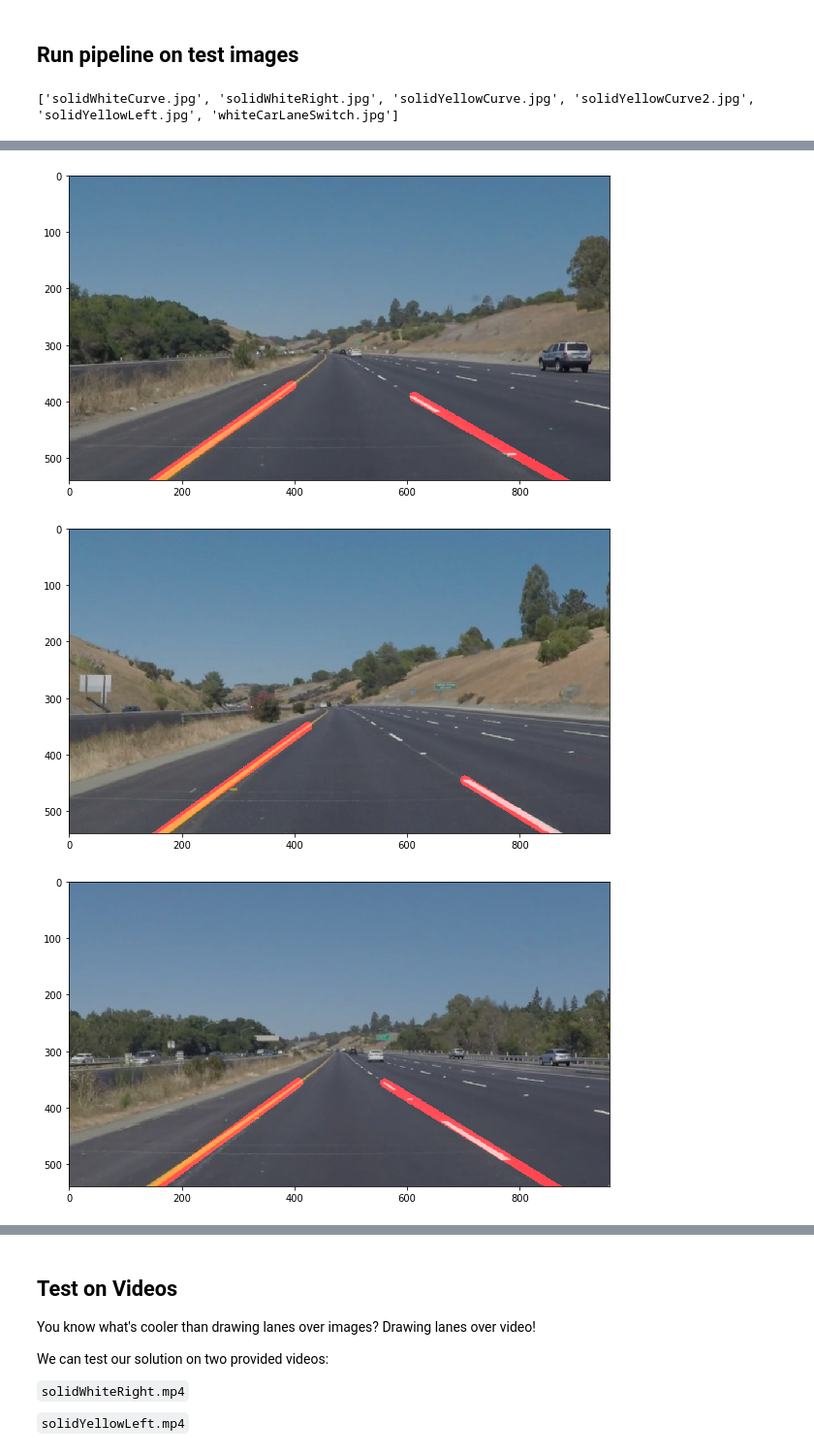
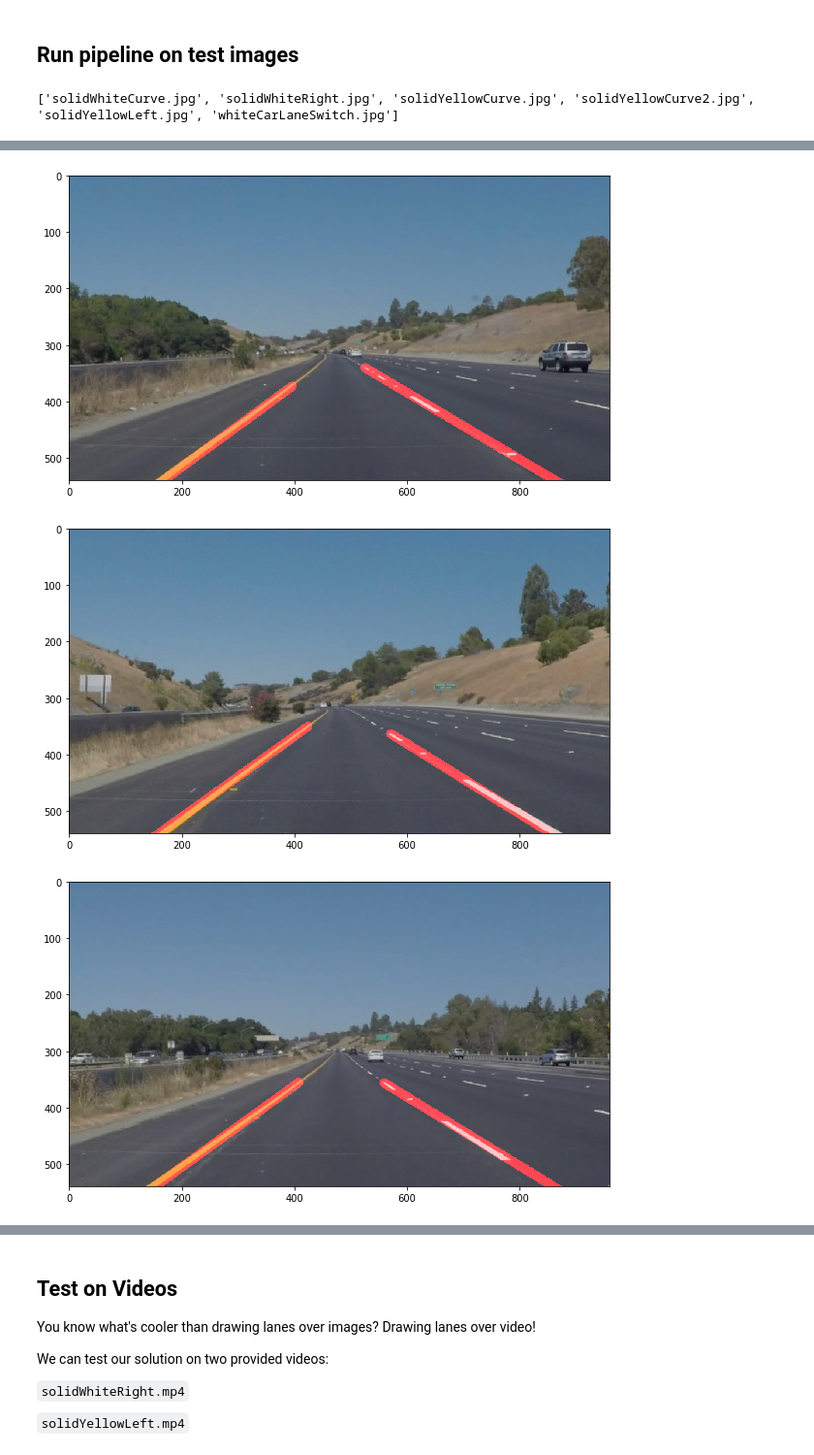
Before and after one commit to adhulipa/CarND-LaneLines-P1, a Jupyter notebook: P1.ipynb, the cells around one changed output, grey strips where cells are left out. Shown at 97% size. Drawn from its saved outputs; the diff is of its cells as text; code cells hidden in the pictures.

```diff
--- a/P1.ipynb
+++ b/P1.ipynb
@@ -184,7 +184,7 @@ def draw_lines(img, lines, color=[255, 0, 0], thickness=15):
                 # If the lines have similar slopes.
                 if math.isclose(abs(m1-m2),0.0,abs_tol=0.01):
                     # Pick one of the lines
-                    similar_lines.append(line1)
+                    similar_lines.append(line2)
         return similar_lines
 
     def define_lane_segment(lines, side):
@@ -201,7 +201,6 @@ def draw_lines(img, lines, color=[255, 0, 0], thickness=15):
                 x_max = np.max([x1,x2,x_max])
                 y_min = np.min([y1,y2,y_min])
                 y_max = np.max([y1,y2,y_max])
-
         # Filter based on left side or right side
         if side == 'left':
             # line = [[x_min,y_max,x_max,y_min]]
@@ -210,9 +209,9 @@ def draw_lines(img, lines, color=[255, 0, 0], thickness=15):
             m = slope(line)
             if y_max < height:
                 y_max = height
-                x_min = ((y_max - y_min) / m) + x_max
+                x_min = x_max - ((y_min - y_max) / m)
             # Set new line segment
-            unbroken_line_segment = [x_min,y_max,x_max,y_min]
+            unbroken_line_segment = [x_max,y_min,x_min,y_max]
 
         elif side == 'right':
             line = [[x_min,y_min,x_max,y_max]]
@@ -230,16 +229,6 @@ def draw_lines(img, lines, color=[255, 0, 0], thickness=15):
         lane_border = np.array([unbroken_line_segment], dtype=np.int32)
         return lane_border
 
-    def equalize_lane_lines(left_line, right_line):
-        (final_left_line, final_right_line) = (left_line, right_line)
-        # Find the shorter line and move it up to be at the same y-axis value as the longer line.
-        left_len = length(left_line)
-        right_len = length(right_line)
-        left_slope = slope(left_line)
-        right_slope = slope(right_line)
-
-        return (final_left_line, final_right_line)
-
     def draw_lines_main():
         # Separate lines into left & right lines
         (left_lines, right_lines) = bifurcate_lane_lines(lines)
@@ -252,9 +241,6 @@ def draw_lines(img, lines, color=[255, 0, 0], thickness=15):
         # Condense to a single line segment
         left_line = define_lane_segment(left_lines, 'left')
         right_line = define_lane_segment(right_lines, 'right')
-
-        # Equalize the two line segments
-        (left_line, right_line) = equalize_lane_lines(left_line, right_line)
 
         draw_line(left_line, color, thickness)
         draw_line(right_line, color, thickness)
@@ -344,12 +330,12 @@ def pipeline(image):
 
     # Detect Edges
     # Apply a gaussian blur
-    image = gaussian_blur(image, 9)
+    image = gaussian_blur(image, 5)
 
     # Apply edge detection
     image = canny(image,
-                  low_threshold=50,
-                  high_threshold=155)
+                  low_threshold=75,
+                  high_threshold=220)
     edges_image = np.copy(image)
 
     # Select region
@@ -436,6 +422,7 @@ for file in test_images:
     final, *_ = pipeline(read_image('test_images/'+file))
     plt.figure(figsize=(10,10))
     plt.imshow(final)
+    cv2.imwrite('test_images/solidWhiteRight_result.jpg',  cv2.cvtColor(final_image, cv2.COLOR_RGB2BGR))
 # %% [output]
 ['solidWhiteCurve.jpg', 'solidWhiteRight.jpg', 'solidYellowCurve.jpg', 'solidYellowCurve2.jpg', 'solidYellowLeft.jpg', 'whiteCarLaneSwitch.jpg']
 [figure]
@@ -443,3 +430,3 @@ for file in test_images:
-[figure, old version]
+[figure, new version]
-[figure, old version]
+[figure, new version]
 [figure]
```
Also changed, not shown: parts of 6 cells of this notebook, 9 other files.
